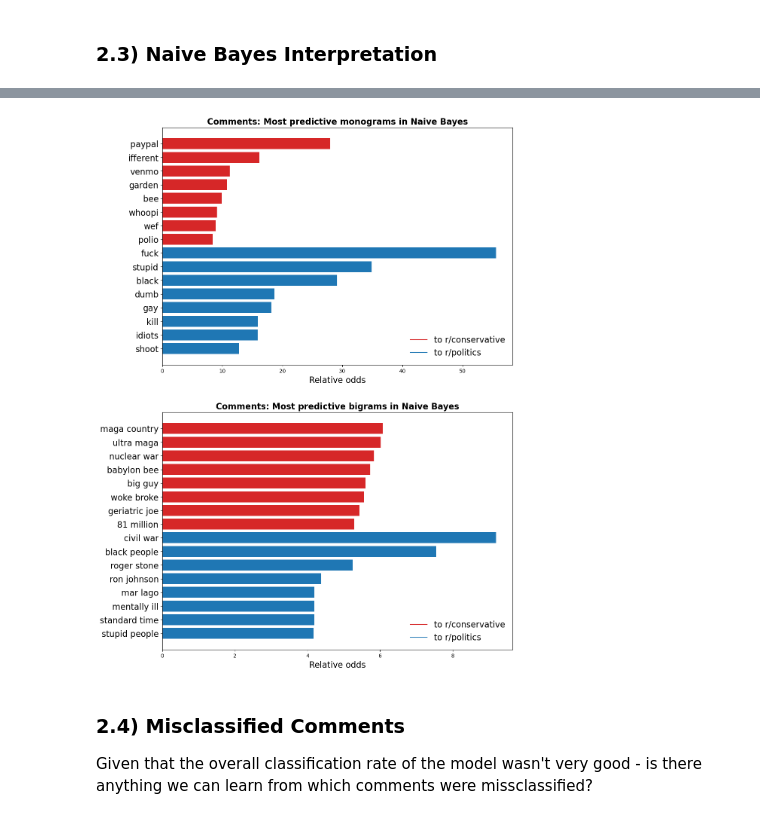
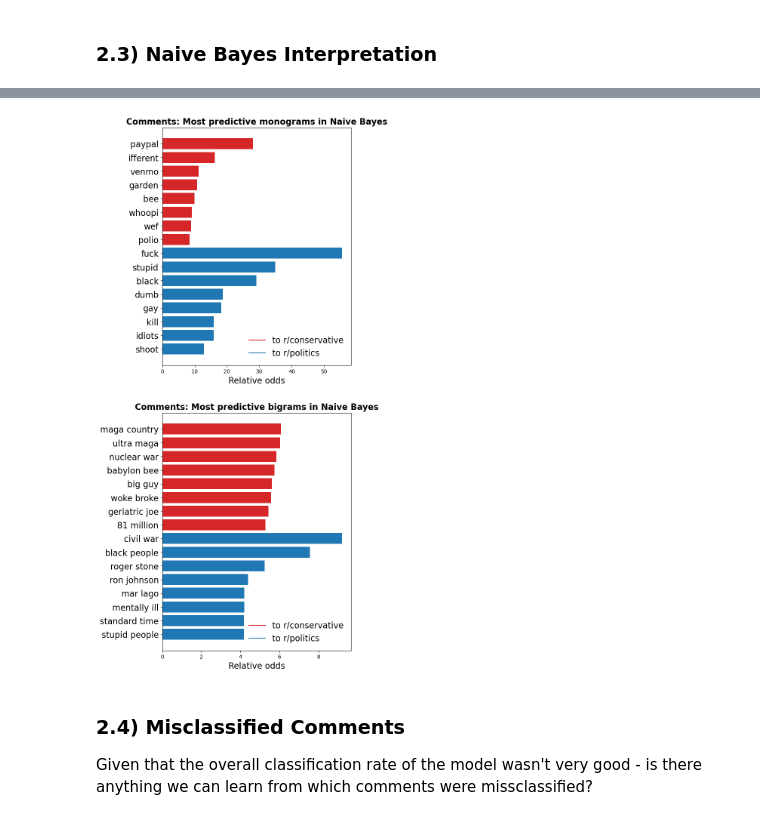
Before and after one commit to martijndevries/NLP_Reddit, a Jupyter notebook: code/model_insights_conclusions.ipynb, the cells around one changed output, grey strips where cells are left out. Saved outputs shown, nothing was run; the diff lists cells and outputs as text; code cells hidden in the pictures.

```diff
--- a/code/model_insights_conclusions.ipynb
+++ b/code/model_insights_conclusions.ipynb
@@ -632,25 +632,26 @@ for i in range(200):
     add_features(feature_p, hi_mono_names_p, hi_mono_imp_p,  hi_bi_names_p, hi_bi_imp_p)
     add_features(feature_c, hi_mono_names_c, hi_mono_imp_c,  hi_bi_names_c, hi_bi_imp_c, inv=True)
 # %%
-fig, (ax1, ax2) = plt.subplots(2,1, figsize=(12, 18))
+fig, (ax1, ax2) = plt.subplots(2,1, figsize=(10, 18))
 
 make_barplot_nb(ax1, 8, hi_mono_imp_c, hi_mono_imp_p, hi_mono_names_c, hi_mono_names_p)
 make_barplot_nb(ax2, 8, hi_bi_imp_c, hi_bi_imp_p, hi_bi_names_c, hi_bi_names_p)
 
 ax2.set_title('Comments: Most predictive bigrams in Naive Bayes', fontweight='bold', fontsize=16)
 ax1.set_title('Comments: Most predictive monograms in Naive Bayes', fontweight='bold', fontsize=16)
 
 #dummy legend (because barplot is a single command:
 labels = ['to r/conservative', 'to r/politics']
 colors=['tab:red', 'tab:blue']
 dummies = [ax1.plot([], [], ls='-', c=c)[0] for c in colors]
 ax1.legend(dummies, labels, frameon=False, numpoints=1, fontsize=16, loc='lower right')
 ax2.legend(dummies, labels, frameon=False, numpoints=1, fontsize=16, loc='lower right')
+fig.subplots_adjust(left=0.3, right=0.8)
 
 fig.savefig('../figures/com_nb_features.png', dpi=300)
 plt.show()
 # %% [output]
-[figure, old version]
+[figure, new version]
 # %% [markdown]
 ### 2.4) Misclassified Comments
 
```
Also changed, not shown: parts of 3 cells of this notebook, 6 other files.
